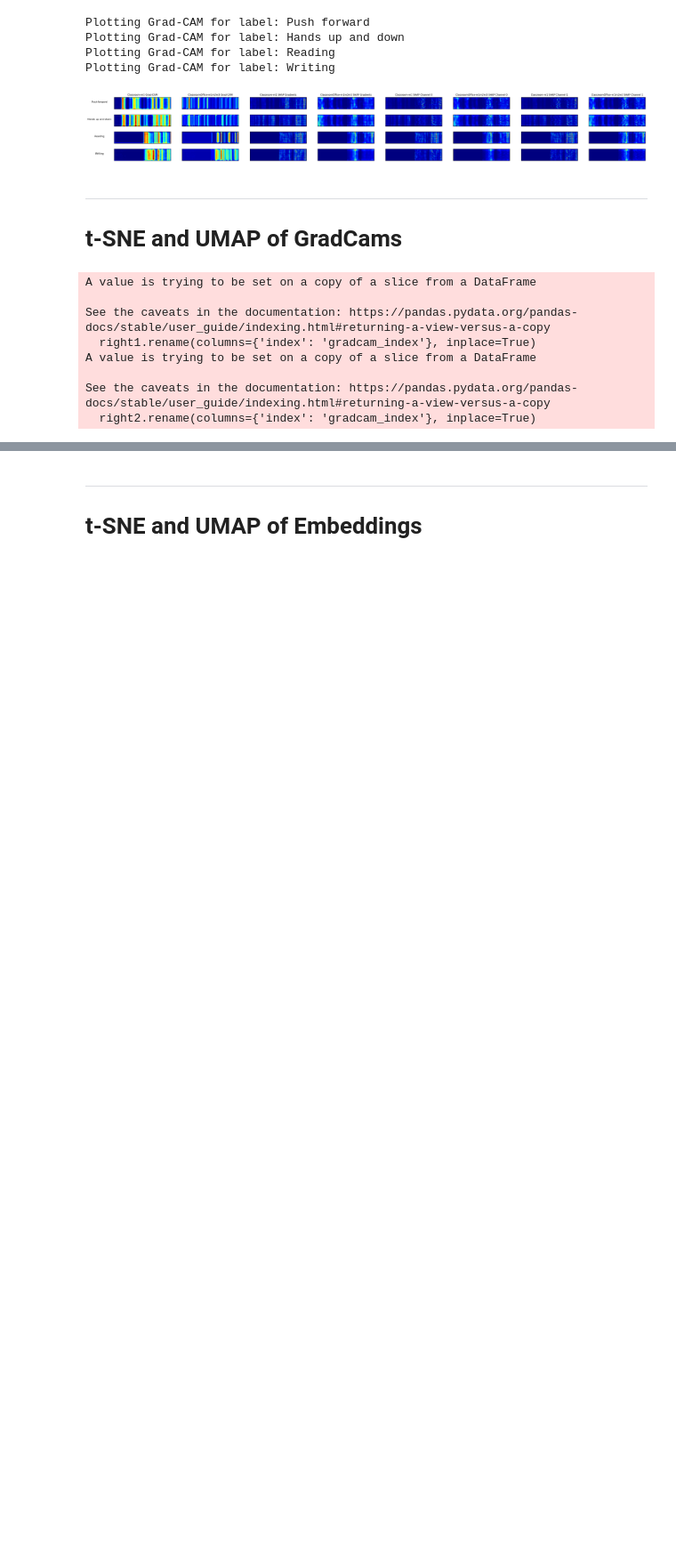
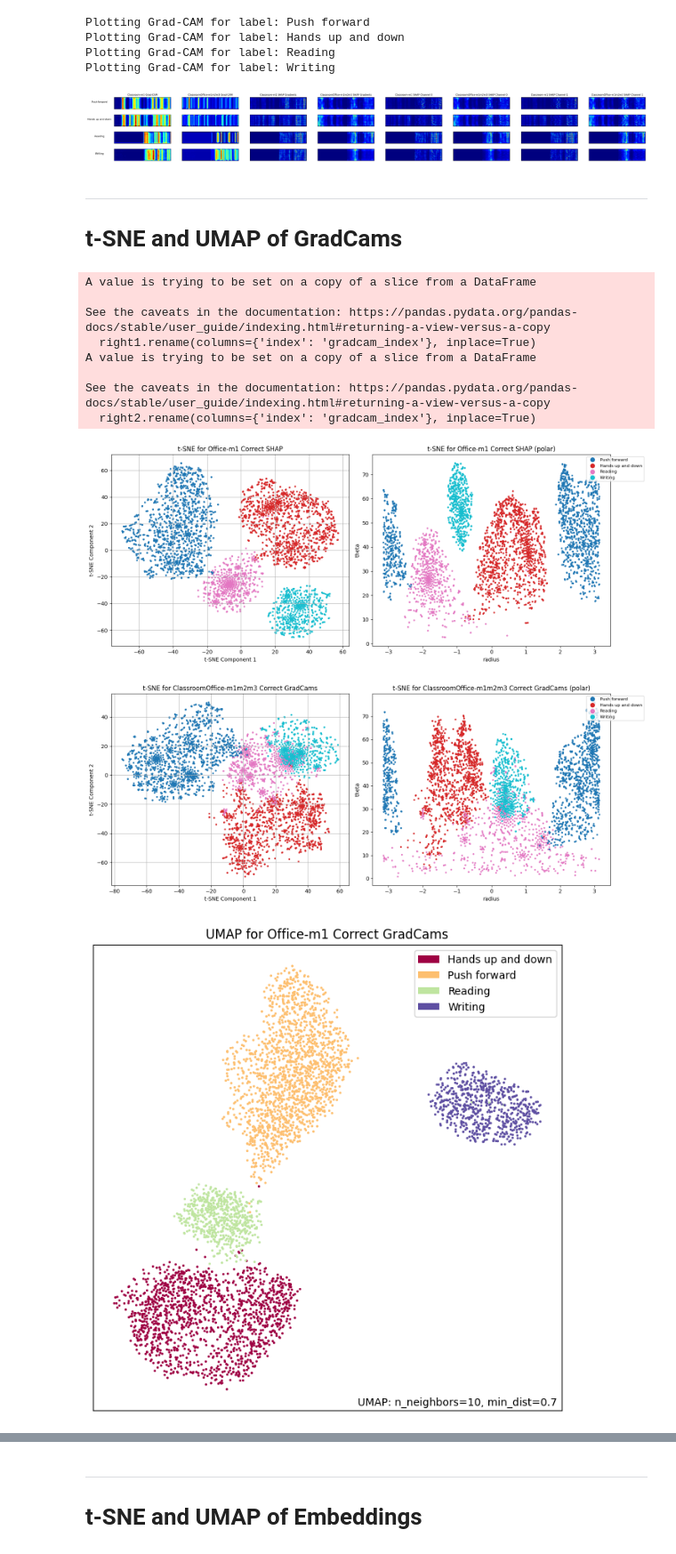
Before and after one commit to diogoalves/SiMWiSense, a Jupyter notebook: Scripts/14-Analyse-experiment2.ipynb, the cells around one changed output, grey strips where cells are left out. Shown at 89% size. Drawn from its saved outputs; the diff is of its cells as text; code cells hidden in the pictures; blank space fills up the shorter version.

```diff
--- a/Scripts/14-Analyse-experiment2.ipynb
+++ b/Scripts/14-Analyse-experiment2.ipynb
@@ -441,14 +443,24 @@ activities = {
 }
 
 # Correct predictions
-right1 = csv1.loc[csv1['right_prediction'] == True]
-right2 = csv2.loc[csv2['right_prediction'] == True]
+right1 = data[0]['csv'].loc[data[0]['csv']['right_prediction'] == True]
+right2 = data[1]['csv'].loc[data[1]['csv']['right_prediction'] == True]
 
 # Add GradCam indexes
 right1.reset_index(inplace=True)
 right1.rename(columns={'index': 'gradcam_index'}, inplace=True)
 right2.reset_index(inplace=True)
 right2.rename(columns={'index': 'gradcam_index'}, inplace=True)
+
+# GradCam heatmaps
+gradcam1 = data[0]['gradcam']
+gradcam2 = data[1]['gradcam']
+# SHAP Gradients heatmaps
+shap_gradients1 = data[0]['shap_gradients']
+shap_gradients2 = data[1]['shap_gradients']
+# Embeddings
+embeddings1 = data[0]['embeddings']
+embeddings2 = data[1]['embeddings']
 # %% [output]
 A value is trying to be set on a copy of a slice from a DataFrame
 
@@ -527,3 +539,12 @@ plot_tsne(right1, gradcam1, title='t-SNE for Classroom-m1 Correct GradCams', per
 plot_tsne(right2, gradcam2, title='t-SNE for ClassroomOffice-m1m2m3 Correct GradCams', perplexity=5, output_file='../Output/CompareFineGrainedModelsSingleVsMultiple/tsne_ClassroomOffice_m1m2m3_correct_gradcam.png')
 plot_umap(right1, gradcam1, title='UMAP for Classroom-m1 Correct GradCams', n_neighbors=10, min_dist=0.7, output_file='../Output/CompareFineGrainedModelsSingleVsMultiple/umap_Classroom_m1_correct_gradcam.png')
 plot_umap(right2, gradcam2, title='UMAP for ClassroomOffice-m1m2m3 Correct GradCams', n_neighbors=10, min_dist=0.7, output_file='../Output/CompareFineGrainedModelsSingleVsMultiple/umap_ClassroomOffice_m1m2m3_correct_gradcam.png')
+# %%
+plot_tsne(right1, shap_gradients1, title='t-SNE for Office-m1 Correct SHAP', perplexity=5, output_file=f'{ROOT_DIR}/tsne_Classroom_m1_correct_SHAP.png')
+plot_tsne(right2, shap_gradients2, title='t-SNE for ClassroomOffice-m1m2m3 Correct GradCams', perplexity=5, output_file=f'{ROOT_DIR}/tsne_ClassroomOffice_m1m2m3_correct_gradcam.png')
+plot_umap(right1, shap_gradients1, title='UMAP for Office-m1 Correct GradCams', n_neighbors=10, min_dist=0.7, output_file=f'{ROOT_DIR}/umap_Classroom_m1_correct_gradcam.png')
+plot_umap(right2, shap_gradients2, title='UMAP for ClassroomOffice-m1m2m3 Correct GradCams', n_neighbors=10, min_dist=0.7, output_file=f'{ROOT_DIR}/umap_ClassroomOffice_m1m2m3_correct_gradcam.png')
+# %% [output]
+[figure, added]
+[figure, added]
+[figure, added]
```
Also changed, not shown: parts of 4 cells of this notebook, 10 other files.
